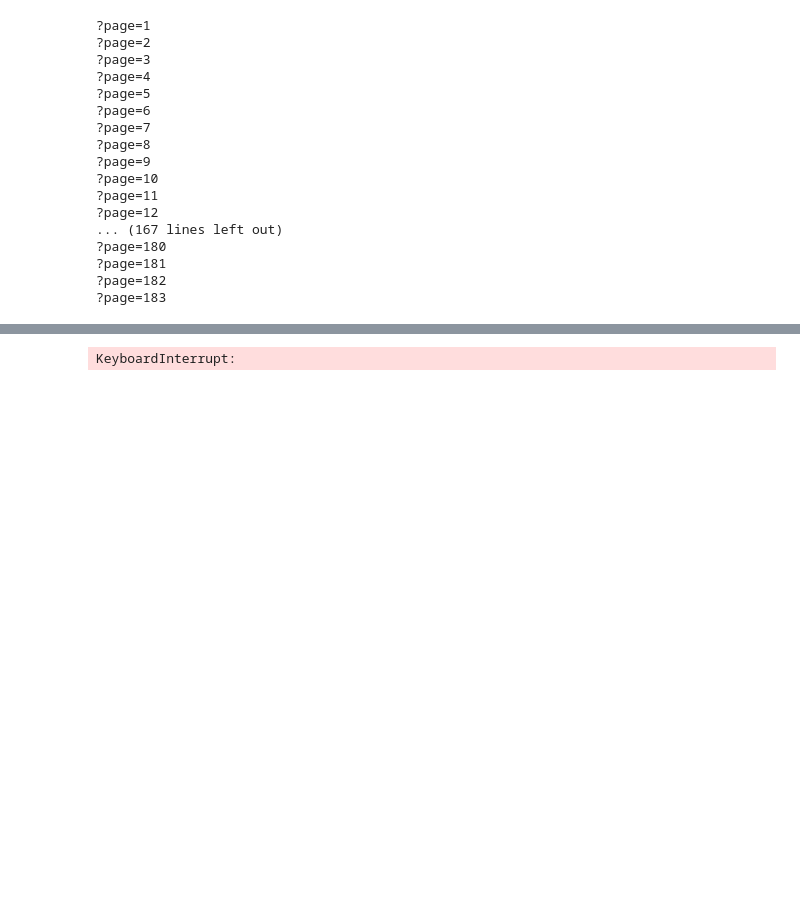
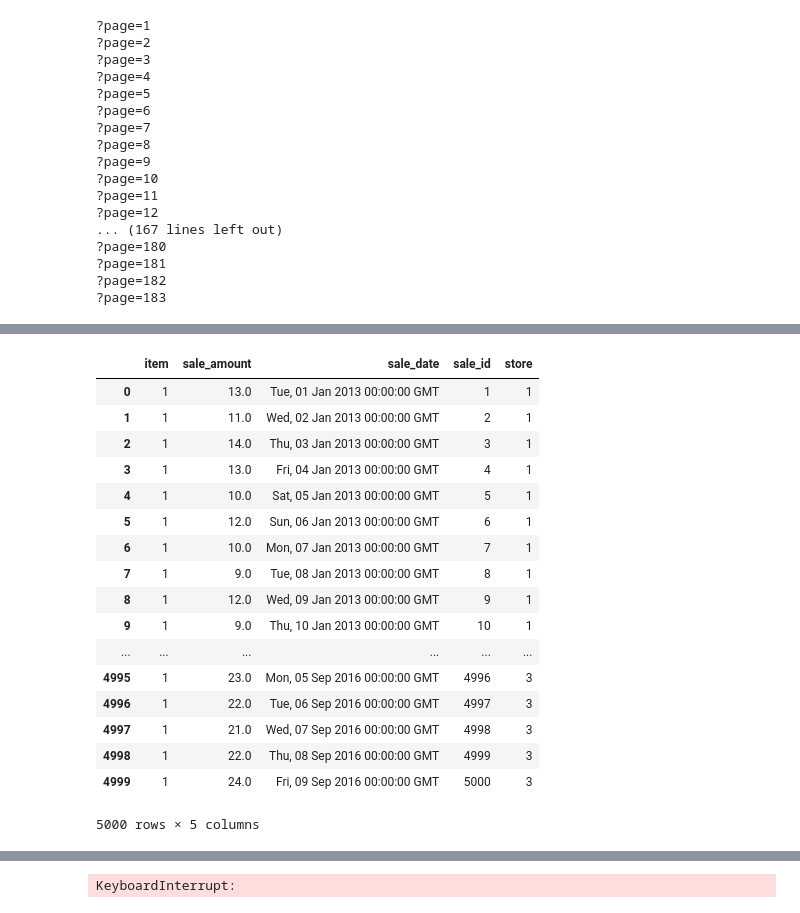
Before and after one commit to Jacqueline-A-Shay/ds-methodologies-exercises, a Jupyter notebook: time_series/Acquire.ipynb, the cells around one changed output, grey strips where cells are left out. Saved outputs shown, nothing was run; the diff lists cells and outputs as text; code cells hidden in the pictures; blank space fills up the shorter version.

```diff
--- a/time_series/Acquire.ipynb
+++ b/time_series/Acquire.ipynb
@@ -432,3 +432,27 @@ for page in range(1,184):
 ?page=181
 ?page=182
 ?page=183
+# %%
+def acquire():
+    import requests
+    import pandas as pd
+    base_url = 'https://python.zach.lol/api/v1/sales'
+    response = requests.get(base_url)
+    sales = pd.DataFrame(response.json()['payload']['sales'])
+    for page in range(2,184):
+        response = requests.get(base_url + '?page={}'.format(page))
+        print(page)
+        sales = pd.concat([sales, pd.DataFrame(response.json()['payload']['sales'])])
+    return sales
+# %%
+def acquire():
+    import requests
+    import pandas as pd
+    base_url = 'https://python.zach.lol/api/v1/sales'
+    response = requests.get(base_url)
+    stores = response.json()['payload']['sales']
+    for page in range(2,184):
+        response = requests.get(base_url + '?page={}'.format(page))
+        print(page)
+        stores += response.json()['payload']['sales']
+    return pd.DataFrame(stores)
@@ -434,0 +463,2 @@ for page in range(1,184):
+# %%
+sales = acquire()
@@ -434,0 +483,21 @@ for page in range(1,184):
+# %%
+sales.head(5000)
+# %% [output]
+|  | item | sale_amount | sale_date | sale_id | store |
+| 0 | 1 | 13.0 | Tue, 01 Jan 2013 00:00:00 GMT | 1 | 1 |
+| 1 | 1 | 11.0 | Wed, 02 Jan 2013 00:00:00 GMT | 2 | 1 |
+| 2 | 1 | 14.0 | Thu, 03 Jan 2013 00:00:00 GMT | 3 | 1 |
+| 3 | 1 | 13.0 | Fri, 04 Jan 2013 00:00:00 GMT | 4 | 1 |
+| 4 | 1 | 10.0 | Sat, 05 Jan 2013 00:00:00 GMT | 5 | 1 |
+| 5 | 1 | 12.0 | Sun, 06 Jan 2013 00:00:00 GMT | 6 | 1 |
+| 6 | 1 | 10.0 | Mon, 07 Jan 2013 00:00:00 GMT | 7 | 1 |
+| 7 | 1 | 9.0 | Tue, 08 Jan 2013 00:00:00 GMT | 8 | 1 |
+| 8 | 1 | 12.0 | Wed, 09 Jan 2013 00:00:00 GMT | 9 | 1 |
+| 9 | 1 | 9.0 | Thu, 10 Jan 2013 00:00:00 GMT | 10 | 1 |
+| ... | ... | ... | ... | ... | ... |
+| 4995 | 1 | 23.0 | Mon, 05 Sep 2016 00:00:00 GMT | 4996 | 3 |
+| 4996 | 1 | 22.0 | Tue, 06 Sep 2016 00:00:00 GMT | 4997 | 3 |
+| 4997 | 1 | 21.0 | Wed, 07 Sep 2016 00:00:00 GMT | 4998 | 3 |
+| 4998 | 1 | 22.0 | Thu, 08 Sep 2016 00:00:00 GMT | 4999 | 3 |
+| 4999 | 1 | 24.0 | Fri, 09 Sep 2016 00:00:00 GMT | 5000 | 3 |
+5000 rows × 5 columns
```
Also changed, not shown: parts of 14 cells of this notebook, 2 other files.
